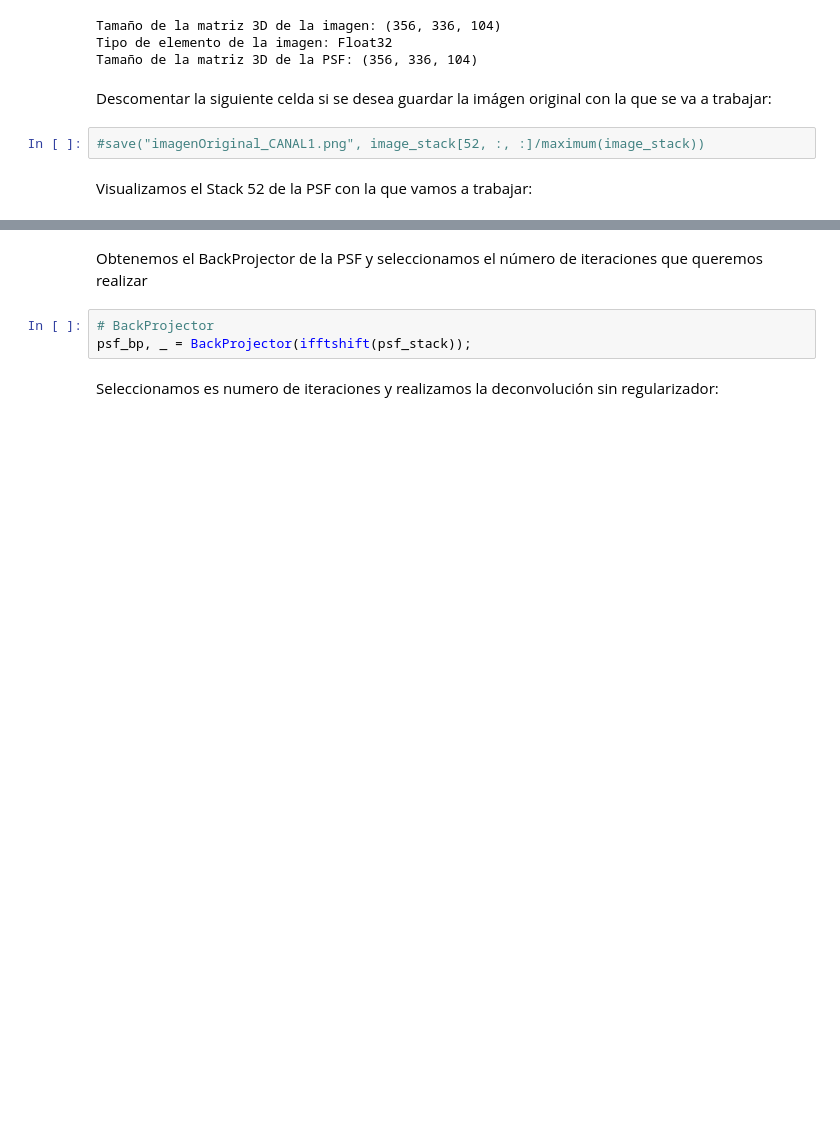
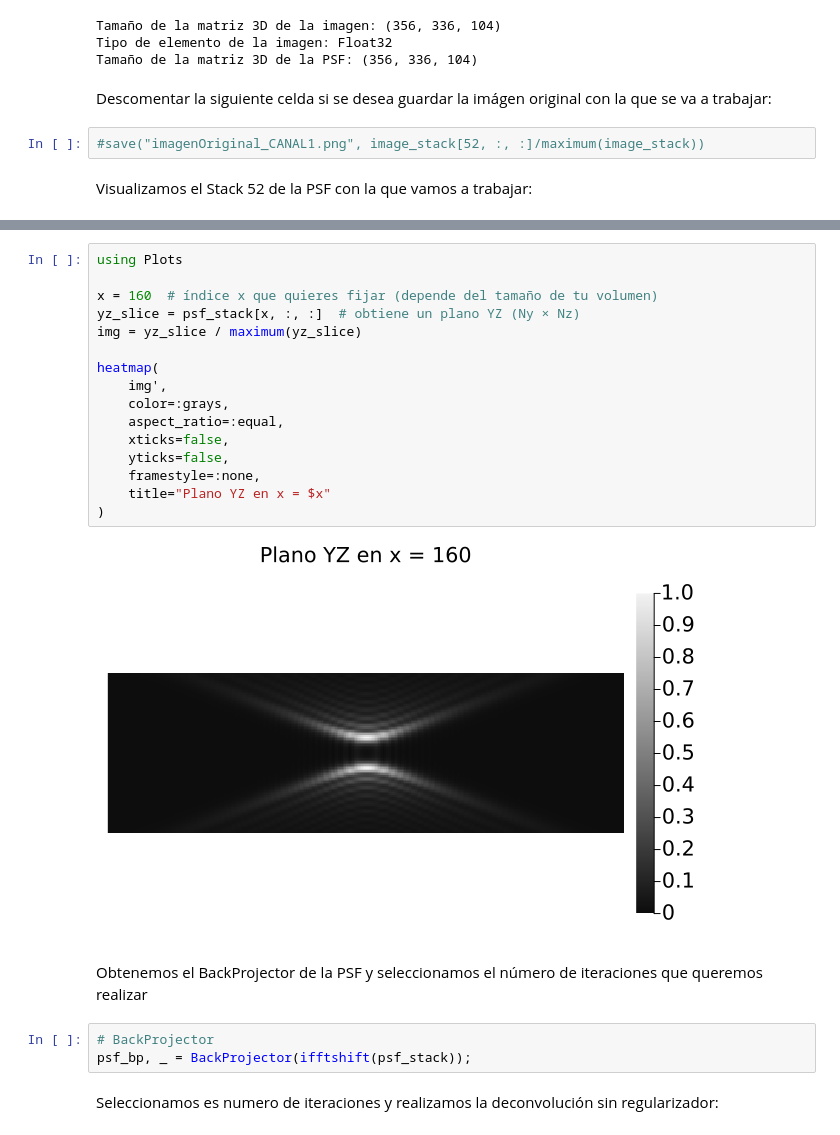
Before and after one commit to Jimena163/TFGNotebook, a Jupyter notebook: 3D_Julia_MAC.ipynb, the cells around one changed output, grey strips where cells are left out. Saved outputs shown, nothing was run; the diff lists cells and outputs as text; blank space fills up the shorter version.

```diff
--- a/3D_Julia_MAC.ipynb
+++ b/3D_Julia_MAC.ipynb
@@ -642,3 +641,21 @@ colorview(Gray, psf_stack[:,:,52]/maximum(psf_stack[:,:,52]))
+# %%
+using Plots
+
+x = 160  # índice x que quieres fijar (depende del tamaño de tu volumen)
+yz_slice = psf_stack[x, :, :]  # obtiene un plano YZ (Ny × Nz)
+img = yz_slice / maximum(yz_slice)
+
+heatmap(
+    img',
+    color=:grays,
+    aspect_ratio=:equal,
+    xticks=false,
+    yticks=false,
+    framestyle=:none,
+    title="Plano YZ en x = $x"
+)
+# %% [output]
+[figure, added]
 # %% [markdown]
 Obtenemos el BackProjector de la PSF y seleccionamos el número de iteraciones que queremos realizar
 # %%
```
Also changed, not shown: parts of 14 cells of this notebook, 21 other files.
